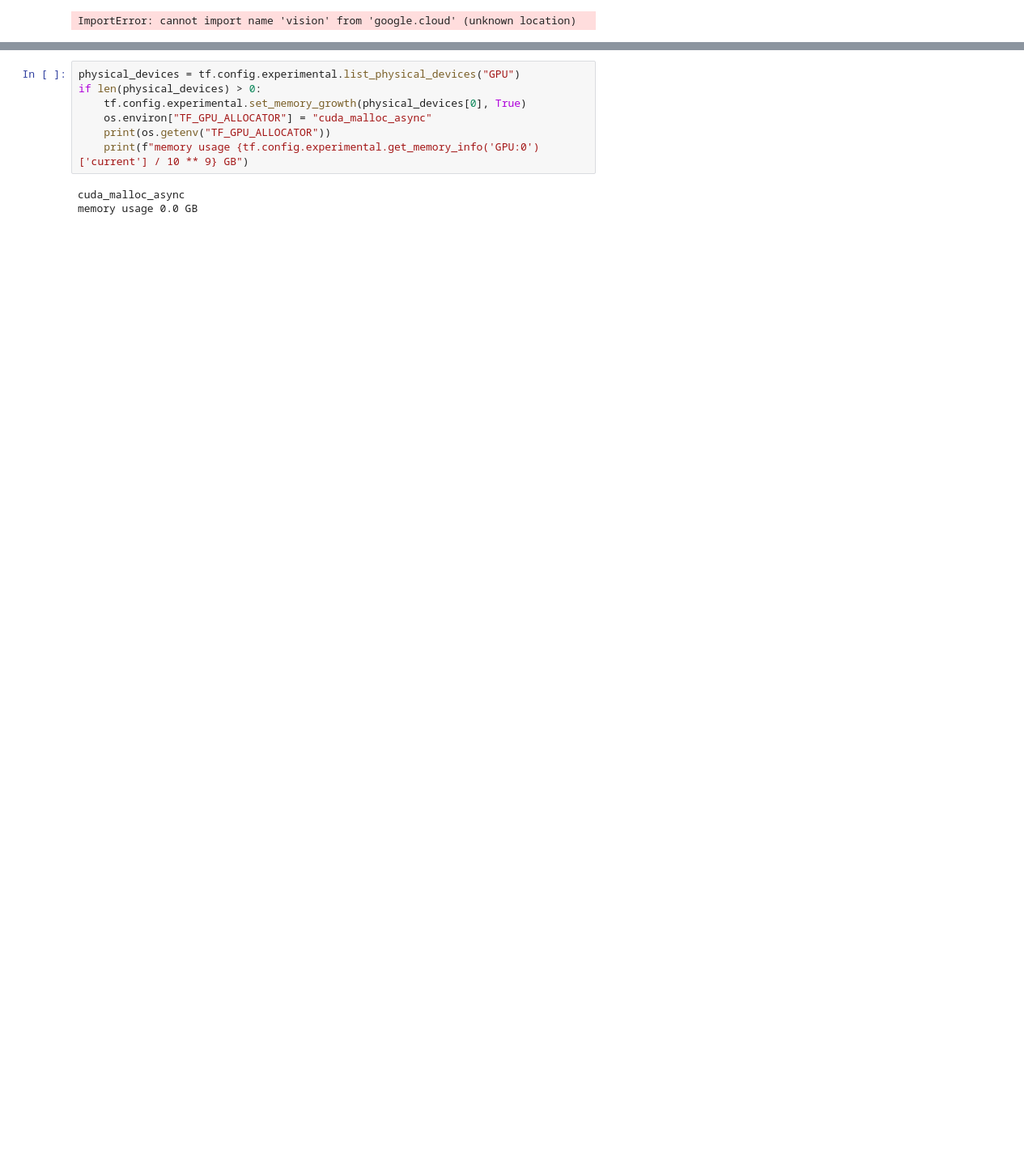
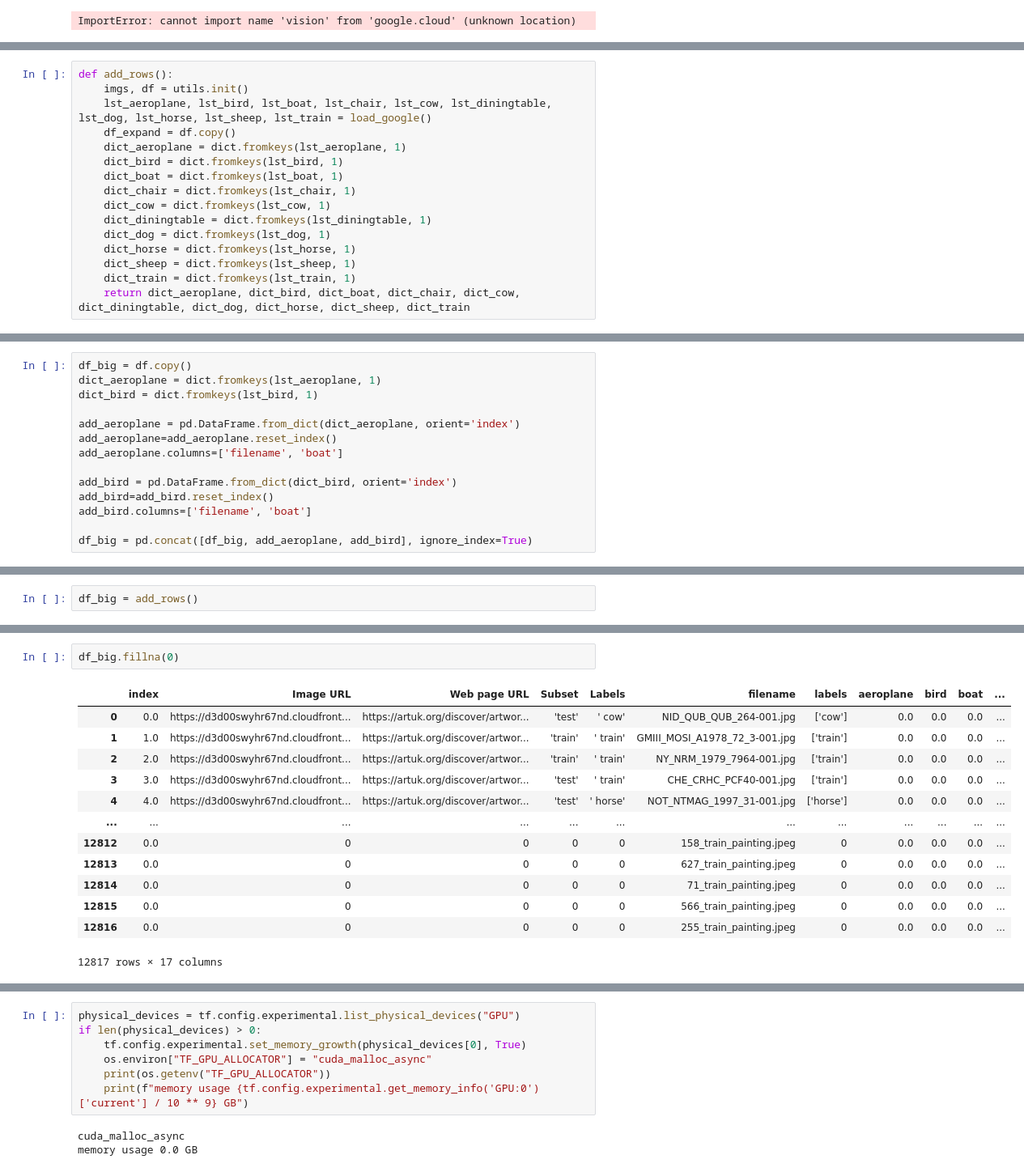
Before and after one commit to erniesg/Art-API, a Jupyter notebook: notebooks/utils.ipynb, the cells around one changed output, grey strips where cells are left out. Shown at 81% size. Cells and saved outputs as stored; diff of their text form; blank space fills up the shorter version.

```diff
--- a/notebooks/utils.ipynb
+++ b/notebooks/utils.ipynb
@@ -69,0 +238,16 @@ from art_api import config
+# %%
+def add_rows():
+    imgs, df = utils.init()
+    lst_aeroplane, lst_bird, lst_boat, lst_chair, lst_cow, lst_diningtable, lst_dog, lst_horse, lst_sheep, lst_train = load_google()
+    df_expand = df.copy()
+    dict_aeroplane = dict.fromkeys(lst_aeroplane, 1)
+    dict_bird = dict.fromkeys(lst_bird, 1)
+    dict_boat = dict.fromkeys(lst_boat, 1)
+    dict_chair = dict.fromkeys(lst_chair, 1)
+    dict_cow = dict.fromkeys(lst_cow, 1)
+    dict_diningtable = dict.fromkeys(lst_diningtable, 1)
+    dict_dog = dict.fromkeys(lst_dog, 1)
+    dict_horse = dict.fromkeys(lst_horse, 1)
+    dict_sheep = dict.fromkeys(lst_sheep, 1)
+    dict_train = dict.fromkeys(lst_train, 1)
+    return dict_aeroplane, dict_bird, dict_boat, dict_chair, dict_cow, dict_diningtable, dict_dog, dict_horse, dict_sheep, dict_train
@@ -69,0 +329,14 @@ from art_api import config
+# %%
+df_big = df.copy()
+dict_aeroplane = dict.fromkeys(lst_aeroplane, 1)
+dict_bird = dict.fromkeys(lst_bird, 1)
+
+add_aeroplane = pd.DataFrame.from_dict(dict_aeroplane, orient='index')
+add_aeroplane=add_aeroplane.reset_index()
+add_aeroplane.columns=['filename', 'boat']
+
+add_bird = pd.DataFrame.from_dict(dict_bird, orient='index')
+add_bird=add_bird.reset_index()
+add_bird.columns=['filename', 'boat']
+
+df_big = pd.concat([df_big, add_aeroplane, add_bird], ignore_index=True)
@@ -69,0 +402,2 @@ from art_api import config
+# %%
+df_big = add_rows()
@@ -69,0 +431,16 @@ from art_api import config
+# %%
+df_big.fillna(0)
+# %% [output]
+|  | index | Image URL | Web page URL | Subset | Labels | filename | labels | aeroplane | bird | boat | ... |
+| 0 | 0.0 | https://d3d00swyhr67nd.cloudfront... | https://artuk.org/discover/artwor... | 'test' | ' cow' | NID_QUB_QUB_264-001.jpg | ['cow'] | 0.0 | 0.0 | 0.0 | ... |
+| 1 | 1.0 | https://d3d00swyhr67nd.cloudfront... | https://artuk.org/discover/artwor... | 'train' | ' train' | GMIII_MOSI_A1978_72_3-001.jpg | ['train'] | 0.0 | 0.0 | 0.0 | ... |
+| 2 | 2.0 | https://d3d00swyhr67nd.cloudfront... | https://artuk.org/discover/artwor... | 'train' | ' train' | NY_NRM_1979_7964-001.jpg | ['train'] | 0.0 | 0.0 | 0.0 | ... |
+| 3 | 3.0 | https://d3d00swyhr67nd.cloudfront... | https://artuk.org/discover/artwor... | 'test' | ' train' | CHE_CRHC_PCF40-001.jpg | ['train'] | 0.0 | 0.0 | 0.0 | ... |
+| 4 | 4.0 | https://d3d00swyhr67nd.cloudfront... | https://artuk.org/discover/artwor... | 'test' | ' horse' | NOT_NTMAG_1997_31-001.jpg | ['horse'] | 0.0 | 0.0 | 0.0 | ... |
+| ... | ... | ... | ... | ... | ... | ... | ... | ... | ... | ... | ... |
+| 12812 | 0.0 | 0 | 0 | 0 | 0 | 158_train_painting.jpeg | 0 | 0.0 | 0.0 | 0.0 | ... |
+| 12813 | 0.0 | 0 | 0 | 0 | 0 | 627_train_painting.jpeg | 0 | 0.0 | 0.0 | 0.0 | ... |
+| 12814 | 0.0 | 0 | 0 | 0 | 0 | 71_train_painting.jpeg | 0 | 0.0 | 0.0 | 0.0 | ... |
+| 12815 | 0.0 | 0 | 0 | 0 | 0 | 566_train_painting.jpeg | 0 | 0.0 | 0.0 | 0.0 | ... |
+| 12816 | 0.0 | 0 | 0 | 0 | 0 | 255_train_painting.jpeg | 0 | 0.0 | 0.0 | 0.0 | ... |
+12817 rows × 17 columns
```
Also changed, not shown: parts of 76 cells of this notebook, 5 other files.
